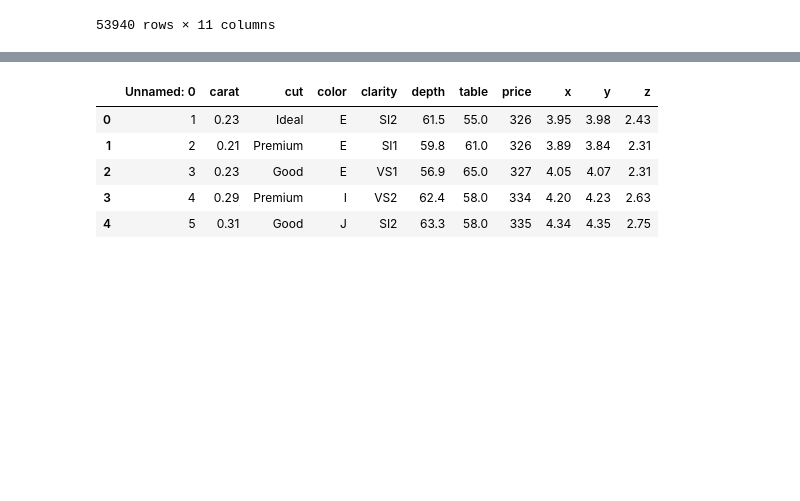
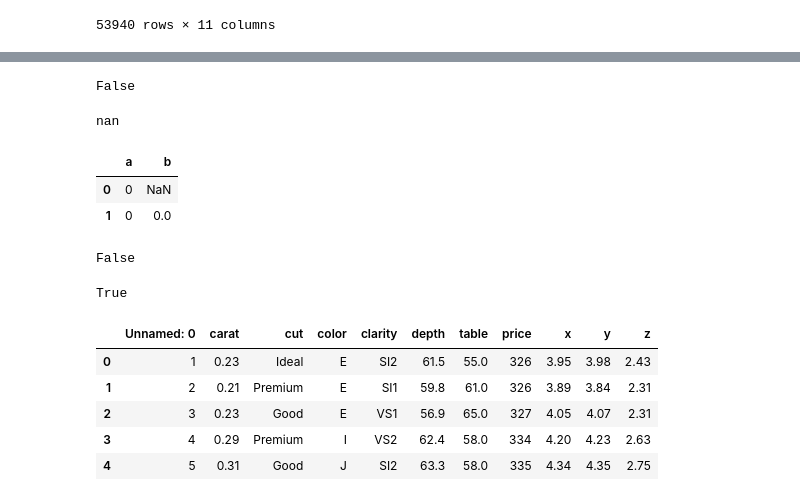
Before and after one commit to michelebazana/Big-Data-Science, a Jupyter notebook: Aula_2_Curso_Big_Data_Science_Estatística_Descritiva.ipynb, the cells around one changed output, grey strips where cells are left out. Saved outputs shown, nothing was run; the diff lists cells and outputs as text; code cells hidden in the pictures; blank space fills up the shorter version.

```diff
--- a/Aula_2_Curso_Big_Data_Science_Estatística_Descritiva.ipynb
+++ b/Aula_2_Curso_Big_Data_Science_Estatística_Descritiva.ipynb
@@ -27,3 +42,27 @@ df
+# %%
+df.loc[0, 'carat'] == None
+# %% [output]
+False
+# %%
+df_nova = pd.DataFrame(data = [[0, None], [0, 0]], columns = ["a", "b"])
+type(df_nova['b'][0])
+df_nova['b'][0]
+# %% [output]
+nan
+# %%
+df_nova
+# %% [output]
+|  | a | b |
+| 0 | 0 | NaN |
+| 1 | 0 | 0.0 |
+# %%
+df_nova['b'][0] == None
+# %% [output]
+False
+# %%
+df_nova.loc[0, 'b'] == None
+# %% [output]
+True
 # %%
 df.head()
 # %% [output]
```
Also changed, not shown: parts of 1 cell of this notebook.
